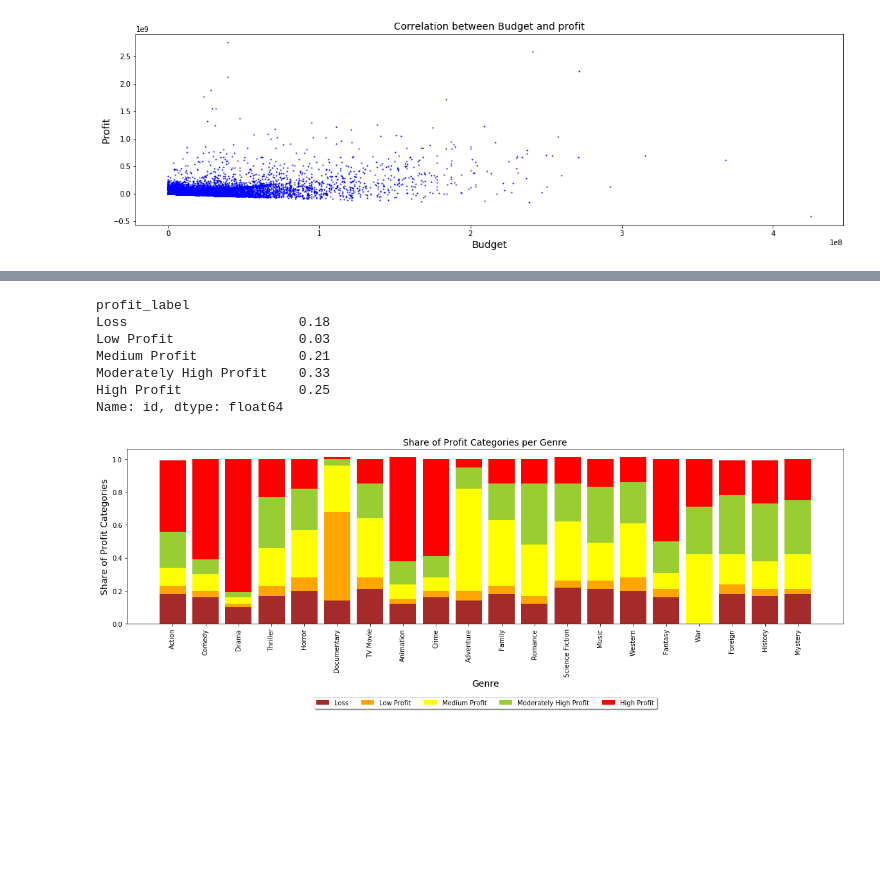
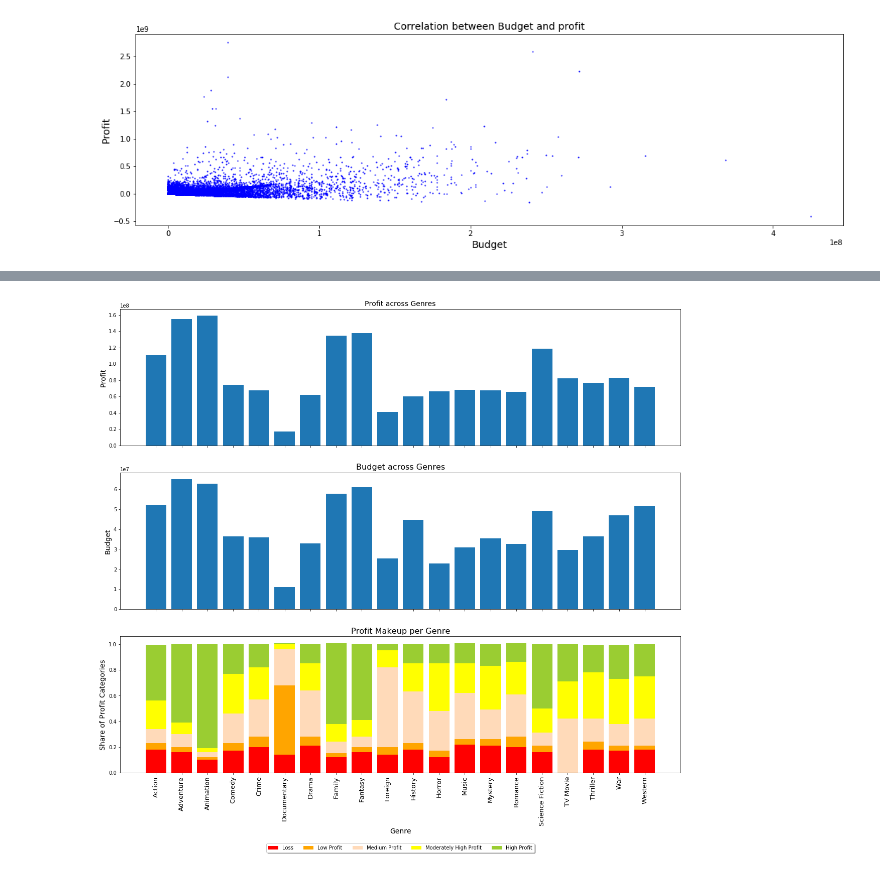
Before and after one commit to aZade-Dehghanpour/investigate_imdb_dataset, a Jupyter notebook: Codes/Notebook/Analysis of Imdb Movie Data.ipynb, the cells around one changed output, grey strips where cells are left out. Drawn from its saved outputs; the diff is of its cells as text; code cells hidden in the pictures; blank space fills up the shorter version.

```diff
--- a/Codes/Notebook/Analysis of Imdb Movie Data.ipynb
+++ b/Codes/Notebook/Analysis of Imdb Movie Data.ipynb
@@ -781,0 +749,9 @@ df_movies.head()
+# %%
+#Determine how each genre does regarding profit
+df_profit= df_movies[['id','profit','profit_label']]
+df_profit_per_genre = pd.merge(df_profit,df_genres, how = 'inner', left_on = 'id', right_on = 'id')
+Genres_profitability = df_profit_per_genre.groupby(['genre','profit_label']).id.count()
+Genres_profitability = Genres_profitability.astype(float)
+for genre in genre_list:
+    Genres_profitability[genre] = (Genres_profitability[genre]/Genres_profitability[genre].sum()).round(2)
+Genres_profitability
@@ -782,4 +772,5 @@ df_movies.head()
 # %%
-df_profit= df_movies[['id','profit_label']]
-df_profit_per_genre = pd.merge(df_profit,df_genres, how = 'inner', left_on = 'id', right_on = 'id')
-df_profit_per_genre.head(20)
+#Calculate average budget for each genre
+df_budget= df_movies[['id','budget_adj']]
+df_budget_per_genre = pd.merge(df_budget,df_genres, how = 'inner', left_on = 'id', right_on = 'id')
+Genres_budget = df_budget_per_genre.groupby(['genre']).budget_adj.mean()
@@ -810,34 +777,41 @@ for genre in genre_list:
-# %%
-Genres_profitability['Western']
-# %% [output]
-profit_label
-Loss                      0.18
-Low Profit                0.03
-Medium Profit             0.21
-Moderately High Profit    0.33
-High Profit               0.25
-Name: id, dtype: float64
 # %%
+#calculate proportions
 bar_loss = Genres_profitability[:,'Loss']
 bar_l_profit = Genres_profitability[:,'Low Profit']
 bar_m_profit = Genres_profitability[:,'Medium Profit']
 bar_mh_profit = Genres_profitability[:,'Moderately High Profit']
 bar_h_profit = Genres_profitability[:,'High Profit']
+xticks_labels = list(Genres_profitability.index.get_level_values('genre').unique())
+xticks_location = np.arange(len(xticks_labels))
 
-xticks_location = np.arange(len(genre_list))
+fig, (ax_profit_per_genre, ax_budget_per_genre,ax_genre_profit_makeup) = plt.subplots(3,1 ,sharex = True, figsize = (20,17))
+#plot a bar chart that illustrates average profit in each genre
 
-fig, ax_profit_genre = plt.subplots( figsize = (20,5))
+profit_per_genre = df_profit_per_genre.groupby('genre').mean().profit.copy()
+ax_profit_per_genre.bar(xticks_location ,profit_per_genre)
+ax_profit_per_genre.set_title("Profit across Genres",size = 14 );
+ax_profit_per_genre.set_ylabel("Profit", size = 14)
 
-ax_profit_genre.bar(xticks_location, bar_loss, color = 'brown', label =  'Loss')
-ax_profit_genre.bar(xticks_location, bar_l_profit, color = 'orange', label =  'Low Profit', bottom = bar_loss)
-ax_profit_genre.bar(xticks_location, bar_m_profit, color = 'yellow', label =  'Medium Profit', bottom = bar_l_profit + bar_loss )
-ax_profit_genre.bar(xticks_location, bar_mh_profit, color = 'yellowgreen', label =  'Moderately High Profit', bottom = bar_m_profit + bar_l_profit + bar_loss)
-ax_profit_genre.bar(xticks_location, bar_h_profit,  color = 'red', label =  'High Profit', bottom = bar_mh_profit + bar_m_profit + bar_l_profit + bar_loss)
+#plot a bar chart that illustrates how well each genre does in terms of profit
 
-plt.xticks(xticks_location,genre_list, rotation = '90')
-ax_profit_genre.set_xlabel('Genre',size = 14)
-ax_profit_genre.legend(loc='upper center', bbox_to_anchor=(0.5, -0.4), fancybox=True, shadow=True,ncol=5)
-ax_profit_genre.set_ylabel("Share of Profit Categories", size = 14)
-ax_profit_genre.set_title("Share of Profit Categories per Genre",size = 14 );
+ax_genre_profit_makeup.bar(xticks_location, bar_loss, color = 'red', label =  'Loss')
+ax_genre_profit_makeup.bar(xticks_location, bar_l_profit, color = 'orange', label =  'Low Profit', bottom = bar_loss)
+ax_genre_profit_makeup.bar(xticks_location, bar_m_profit, color = 'peachpuff', label =  'Medium Profit', bottom = bar_l_profit + bar_loss )
+ax_genre_profit_makeup.bar(xticks_location, bar_mh_profit, color = 'yellow', label =  'Moderately High Profit', bottom = bar_m_profit + bar_l_profit + bar_loss)
+ax_genre_profit_makeup.bar(xticks_location, bar_h_profit,  color = 'yellowgreen', label =  'High Profit', bottom = bar_mh_profit + bar_m_profit + bar_l_profit + bar_loss)
+
+plt.xticks(xticks_location,xticks_labels, size=13 ,rotation = '90')
+ax_genre_profit_makeup.set_xlabel('Genre',size = 14)
+ax_genre_profit_makeup.legend(loc='upper center', bbox_to_anchor=(0.5, -0.5), fancybox=True, shadow=True,ncol=5)
+ax_genre_profit_makeup.set_ylabel("Share of Profit Categories", size = 14)
+ax_genre_profit_makeup.set_title("Profit Makeup per Genre",size = 16 );
+df_budget = df_movies[['id','budget_adj']]
+df_budget_genre = pd.merge(df_budget,df_genres, how = 'inner', left_on = 'id', right_on = 'id')
+
+#plot a bar chart that illustrates average budget in each genre
+
+ax_budget_per_genre.bar(xticks_location ,Genres_budget)
+ax_budget_per_genre.set_title("Budget across Genres",size = 16 );
+ax_budget_per_genre.set_ylabel("Budget", size = 14);
 # %% [output]
-[figure, old version]
+[figure, new version]
```
Also changed, not shown: parts of 59 cells of this notebook.
